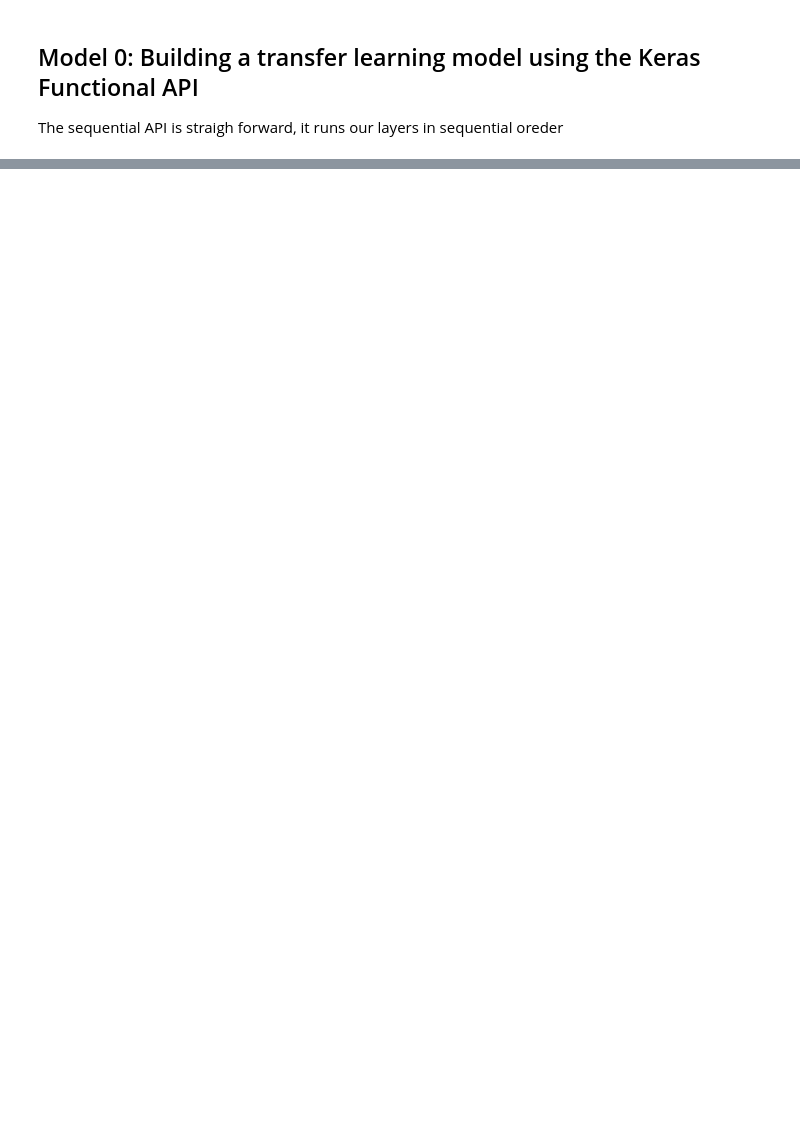
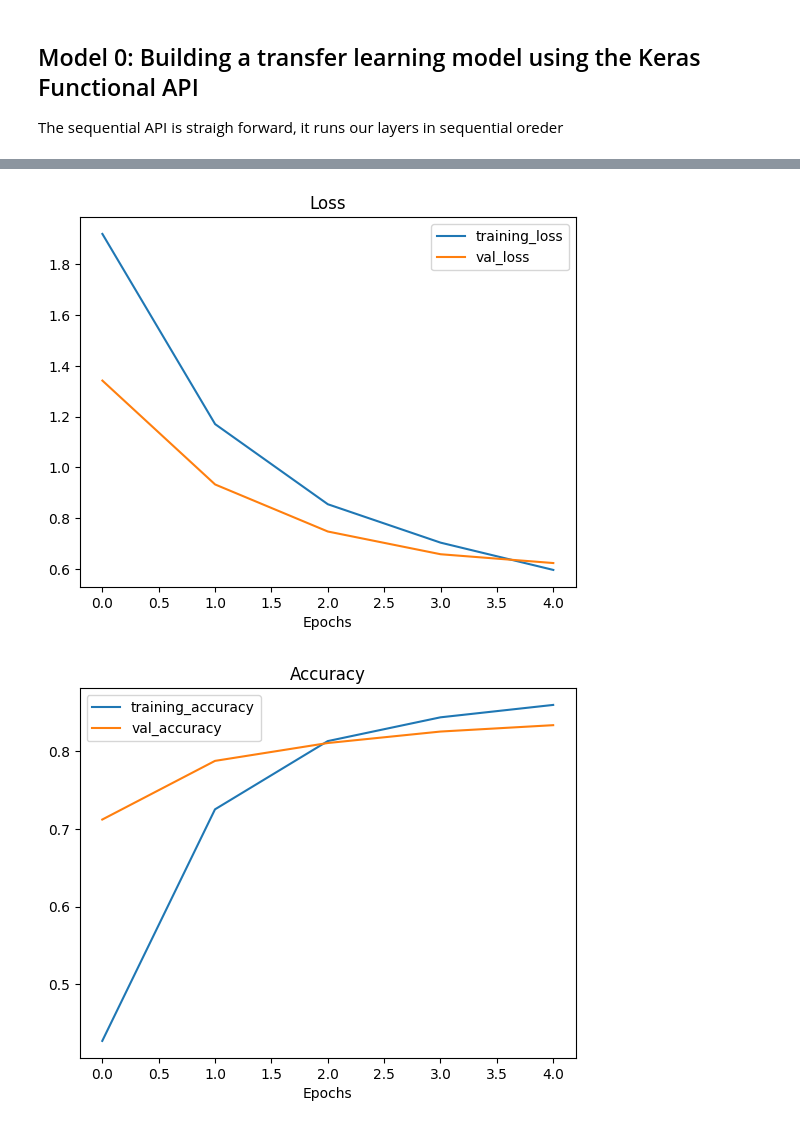
Before and after one commit to theclosedbook/TensorFlow, a Jupyter notebook: 05_Transfer_Learning_Part_2.ipynb, the cells around one changed output, grey strips where cells are left out. Drawn from its saved outputs; the diff is of its cells as text; code cells hidden in the pictures; blank space fills up the shorter version.

```diff
--- a/05_Transfer_Learning_Part_2.ipynb
+++ b/05_Transfer_Learning_Part_2.ipynb
@@ -150,0 +282,6 @@ The sequential API is straigh forward, it runs our layers in sequential oreder
+# %%
+# Check out our models training curves
+plot_loss_curves(history_10_percent)
+# %% [output]
+[figure, added]
+[figure, added]
```
Also changed, not shown: parts of 9 cells of this notebook.
